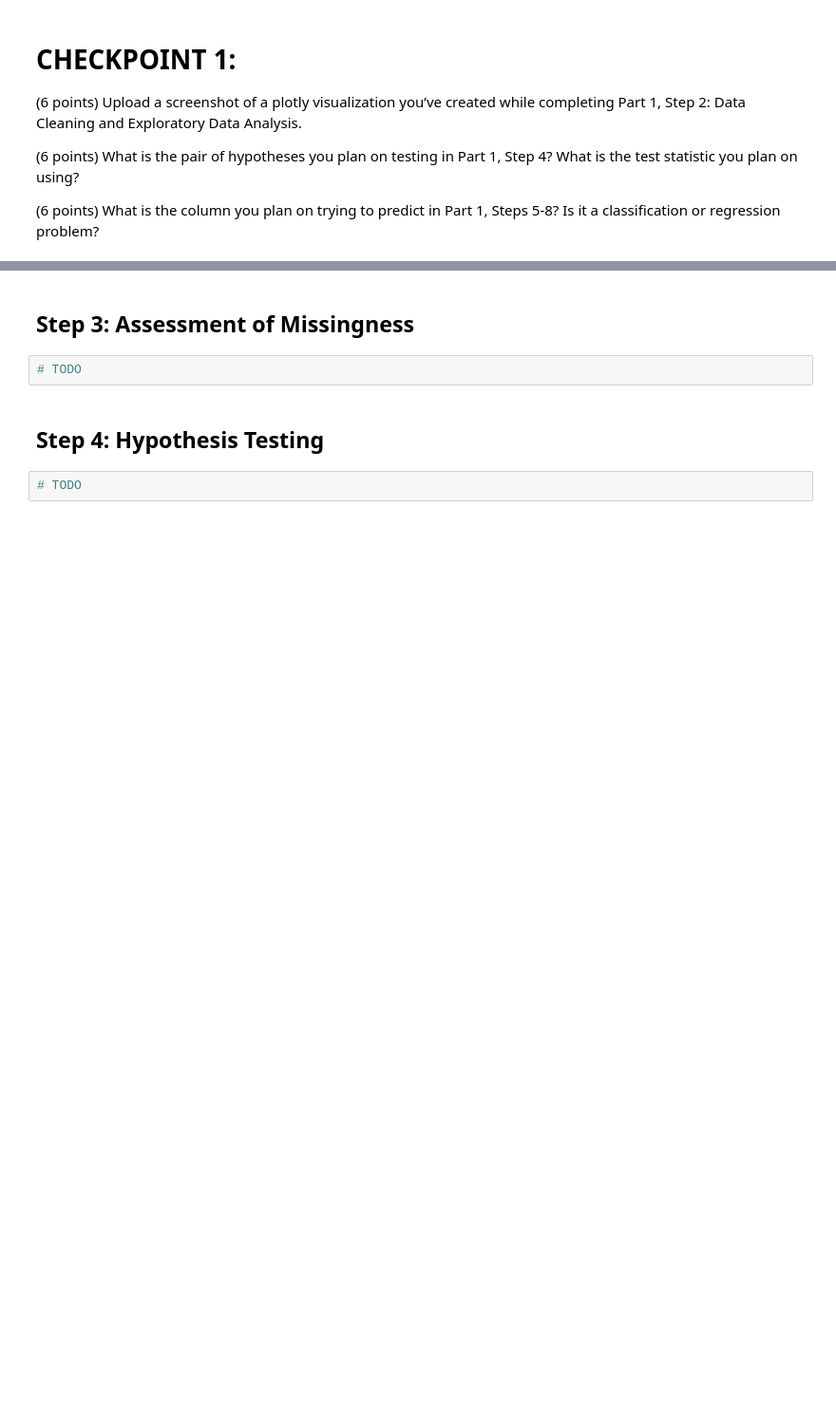
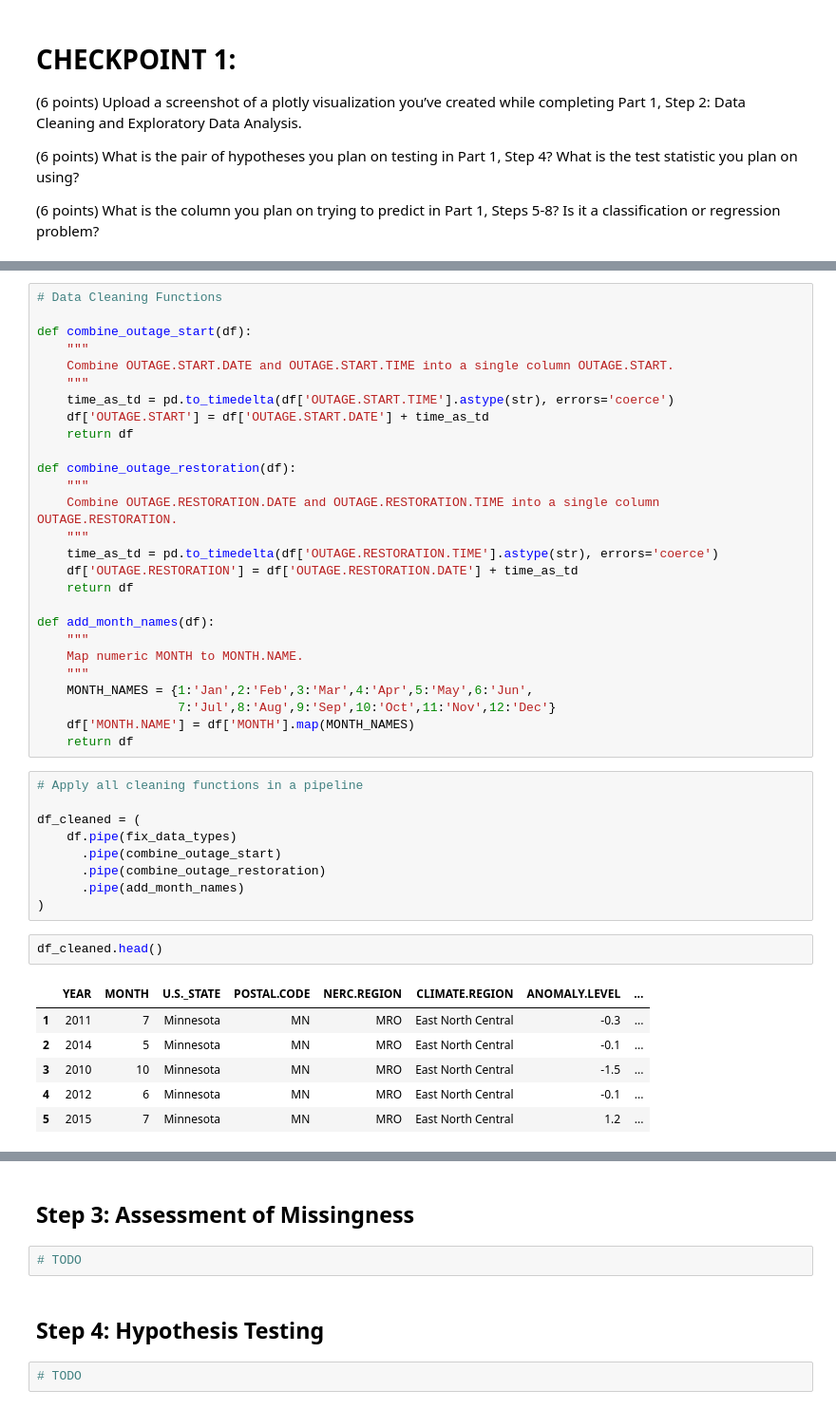
Before and after one commit to k-phantastic/US-Power-Outage-Analysis, a Jupyter notebook: checkpoint1.ipynb, the cells around one changed output, grey strips where cells are left out. Shown at 95% size. Saved outputs shown, nothing was run; the diff lists cells and outputs as text; blank space fills up the shorter version.

```diff
--- a/checkpoint1.ipynb
+++ b/checkpoint1.ipynb
@@ -97,0 +178,45 @@ Shape: (1534, 56)
+# %%
+# Data Cleaning Functions
+
+def combine_outage_start(df):
+    """
+    Combine OUTAGE.START.DATE and OUTAGE.START.TIME into a single column OUTAGE.START.
+    """
+    time_as_td = pd.to_timedelta(df['OUTAGE.START.TIME'].astype(str), errors='coerce')
+    df['OUTAGE.START'] = df['OUTAGE.START.DATE'] + time_as_td
+    return df
+
+def combine_outage_restoration(df):
+    """
+    Combine OUTAGE.RESTORATION.DATE and OUTAGE.RESTORATION.TIME into a single column OUTAGE.RESTORATION.
+    """
+    time_as_td = pd.to_timedelta(df['OUTAGE.RESTORATION.TIME'].astype(str), errors='coerce')
+    df['OUTAGE.RESTORATION'] = df['OUTAGE.RESTORATION.DATE'] + time_as_td
+    return df
+
+def add_month_names(df):
+    """
+    Map numeric MONTH to MONTH.NAME.
+    """
+    MONTH_NAMES = {1:'Jan',2:'Feb',3:'Mar',4:'Apr',5:'May',6:'Jun',
+                   7:'Jul',8:'Aug',9:'Sep',10:'Oct',11:'Nov',12:'Dec'}
+    df['MONTH.NAME'] = df['MONTH'].map(MONTH_NAMES)
+    return df
+# %%
+# Apply all cleaning functions in a pipeline
+
+df_cleaned = (
+    df.pipe(fix_data_types)
+      .pipe(combine_outage_start)
+      .pipe(combine_outage_restoration)
+      .pipe(add_month_names)
+)
+# %%
+df_cleaned.head()
+# %% [output]
+|  | YEAR | MONTH | U.S._STATE | POSTAL.CODE | NERC.REGION | CLIMATE.REGION | ANOMALY.LEVEL | ... |
+| 1 | 2011 | 7 | Minnesota | MN | MRO | East North Central | -0.3 | ... |
+| 2 | 2014 | 5 | Minnesota | MN | MRO | East North Central | -0.1 | ... |
+| 3 | 2010 | 10 | Minnesota | MN | MRO | East North Central | -1.5 | ... |
+| 4 | 2012 | 6 | Minnesota | MN | MRO | East North Central | -0.1 | ... |
+| 5 | 2015 | 7 | Minnesota | MN | MRO | East North Central | 1.2 | ... |
```
Also changed, not shown: parts of 16 cells of this notebook.
